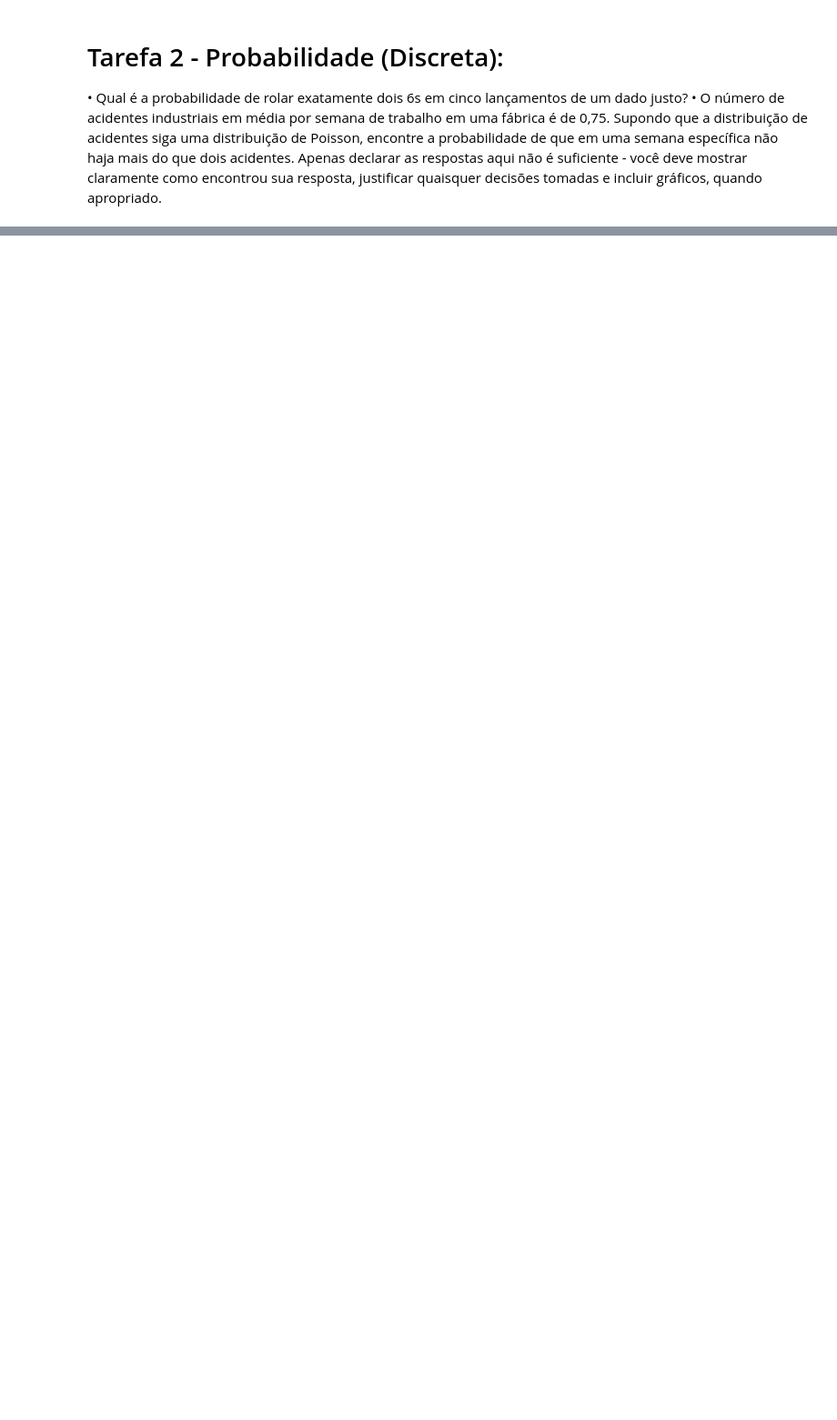
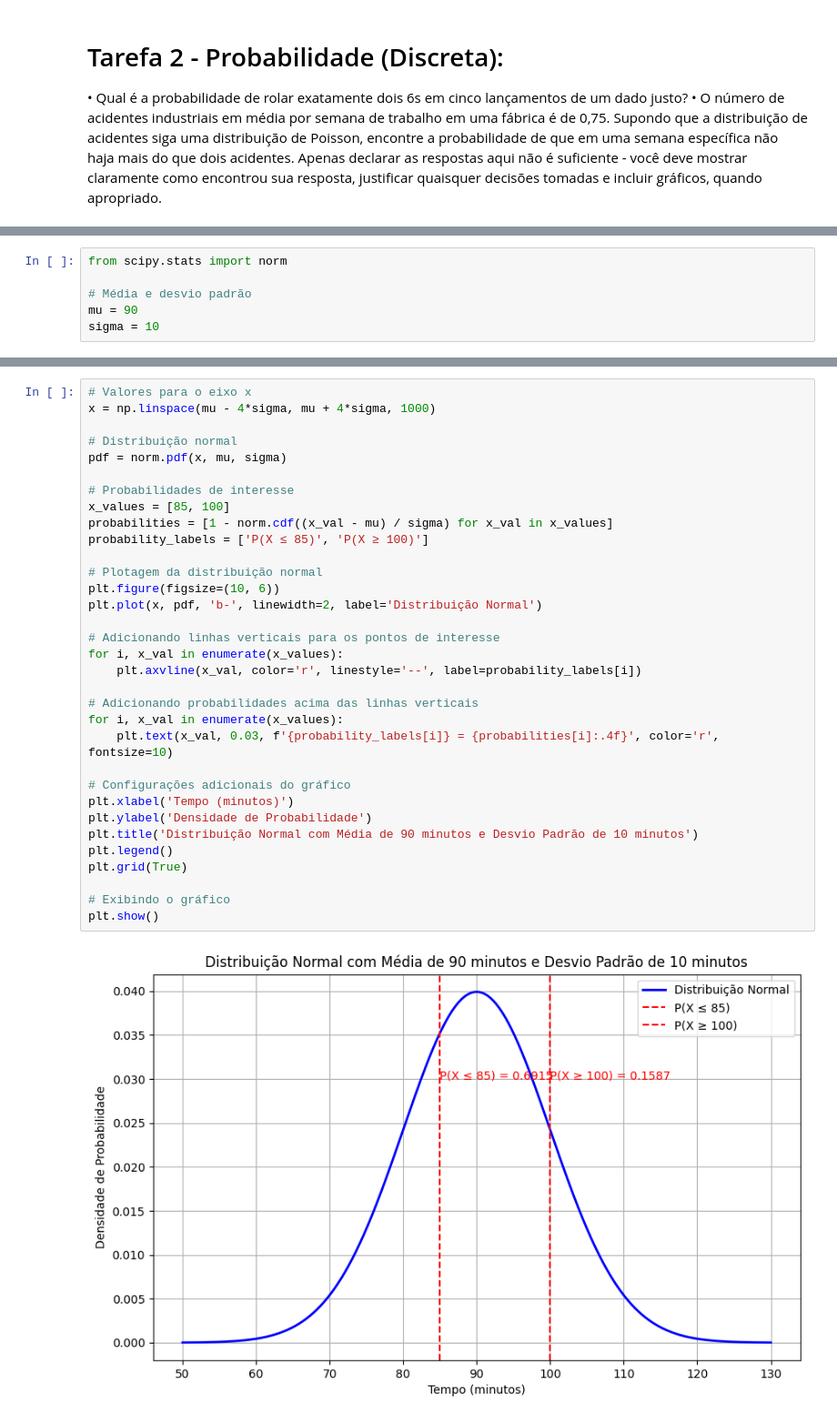
Before and after one commit to FelipeSteudel/Felipe_Steudel-Statistical_Techniques, a Jupyter notebook: Felipe Steudel - Statistical Techniques - HDip in Data Analytics.ipynb, the cells around one changed output, grey strips where cells are left out. Shown at 91% size. Drawn from its saved outputs; the diff is of its cells as text; blank space fills up the shorter version.

```diff
--- a/Felipe Steudel - Statistical Techniques - HDip in Data Analytics.ipynb
+++ b/Felipe Steudel - Statistical Techniques - HDip in Data Analytics.ipynb
@@ -412,0 +482,6 @@ The probability that in a specific week there are no more than two accidents is
+# %%
+from scipy.stats import norm
+
+# Média e desvio padrão
+mu = 90
+sigma = 10
@@ -412,0 +534,35 @@ The probability that in a specific week there are no more than two accidents is
+# %%
+# Valores para o eixo x
+x = np.linspace(mu - 4*sigma, mu + 4*sigma, 1000)
+
+# Distribuição normal
+pdf = norm.pdf(x, mu, sigma)
+
+# Probabilidades de interesse
+x_values = [85, 100]
+probabilities = [1 - norm.cdf((x_val - mu) / sigma) for x_val in x_values]
+probability_labels = ['P(X ≤ 85)', 'P(X ≥ 100)']
+
+# Plotagem da distribuição normal
+plt.figure(figsize=(10, 6))
+plt.plot(x, pdf, 'b-', linewidth=2, label='Distribuição Normal')
+
+# Adicionando linhas verticais para os pontos de interesse
+for i, x_val in enumerate(x_values):
+    plt.axvline(x_val, color='r', linestyle='--', label=probability_labels[i])
+
+# Adicionando probabilidades acima das linhas verticais
+for i, x_val in enumerate(x_values):
+    plt.text(x_val, 0.03, f'{probability_labels[i]} = {probabilities[i]:.4f}', color='r', fontsize=10)
+
+# Configurações adicionais do gráfico
+plt.xlabel('Tempo (minutos)')
+plt.ylabel('Densidade de Probabilidade')
+plt.title('Distribuição Normal com Média de 90 minutos e Desvio Padrão de 10 minutos')
+plt.legend()
+plt.grid(True)
+
+# Exibindo o gráfico
+plt.show()
+# %% [output]
+[figure, added]
```
Also changed, not shown: parts of 13 cells of this notebook, 1 other file.
